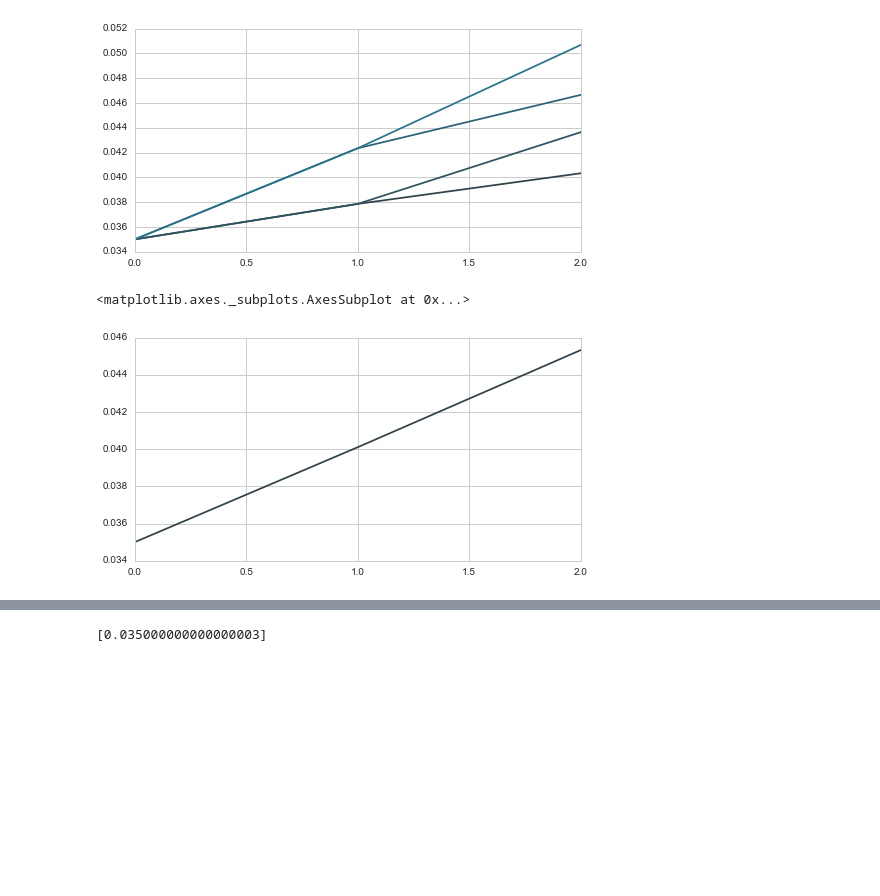
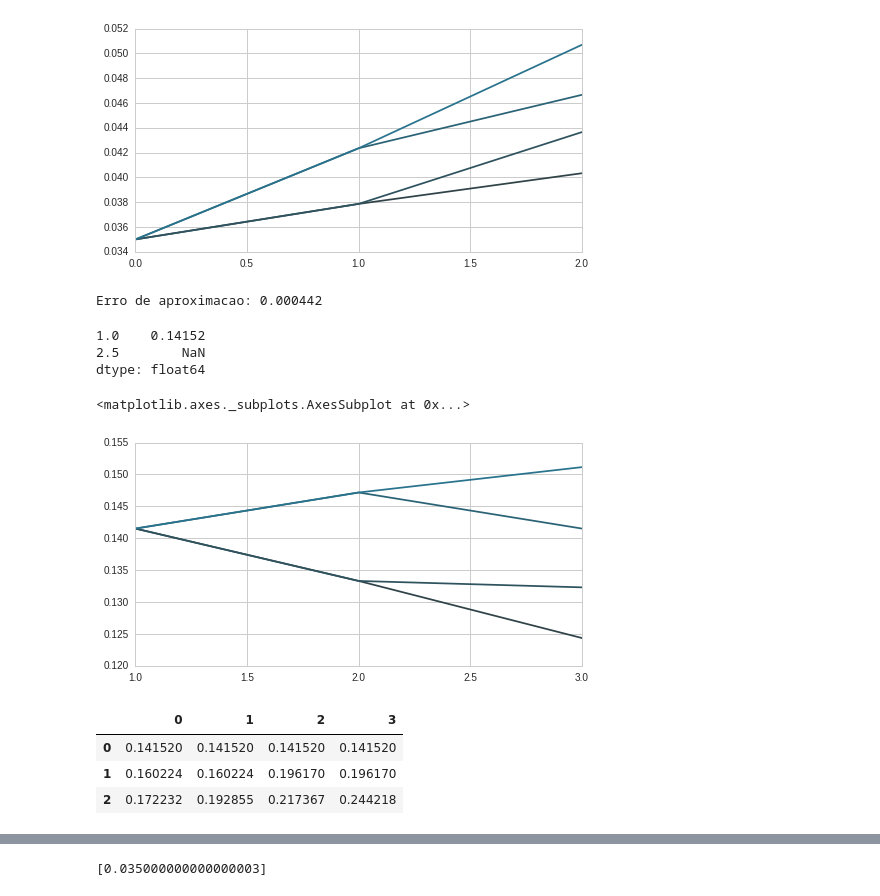
Before and after one commit to ucaiado/ShortRate_Model, a Jupyter notebook: Kalotay-Williams-Fabozzi.ipynb, the cells around one changed output, grey strips where cells are left out. Saved outputs shown, nothing was run; the diff lists cells and outputs as text; code cells hidden in the pictures; blank space fills up the shorter version.

```diff
--- a/Kalotay-Williams-Fabozzi.ipynb
+++ b/Kalotay-Williams-Fabozzi.ipynb
@@ -674,3 +130,8 @@ df.plot(legend=False)
 # %% [output]
 <matplotlib.axes._subplots.AxesSubplot at 0x...>
 [figure]
+# %%
+import pandas as pd
+print "Erro de aproximacao: {:.6f}".format(abs(df.T.mean()-pd.Series([0.035, 0.04, 0.045])).sum())
+# %% [output]
+Erro de aproximacao: 0.000442
@@ -677,5 +169,19 @@ df.plot(legend=False)
 # %%
-df.T.mean().plot()
+df.T.mean()
 # %% [output]
-<matplotlib.axes._subplots.AxesSubplot at 0x...>
+1.0    0.14152
+2.5        NaN
+dtype: float64
-[figure, removed]
+# %%
+df1 = self.get_lattice()
+df1.plot(legend=False)
+# %% [output]
+<matplotlib.axes._subplots.AxesSubplot at 0x...>
+[figure, added]
+# %%
+df1
+# %% [output]
+|  | 0 | 1 | 2 | 3 |
+| 0 | 0.141520 | 0.141520 | 0.141520 | 0.141520 |
+| 1 | 0.160224 | 0.160224 | 0.196170 | 0.196170 |
+| 2 | 0.172232 | 0.192855 | 0.217367 | 0.244218 |
```
Also changed, not shown: parts of 119 cells of this notebook, 1 other file.
